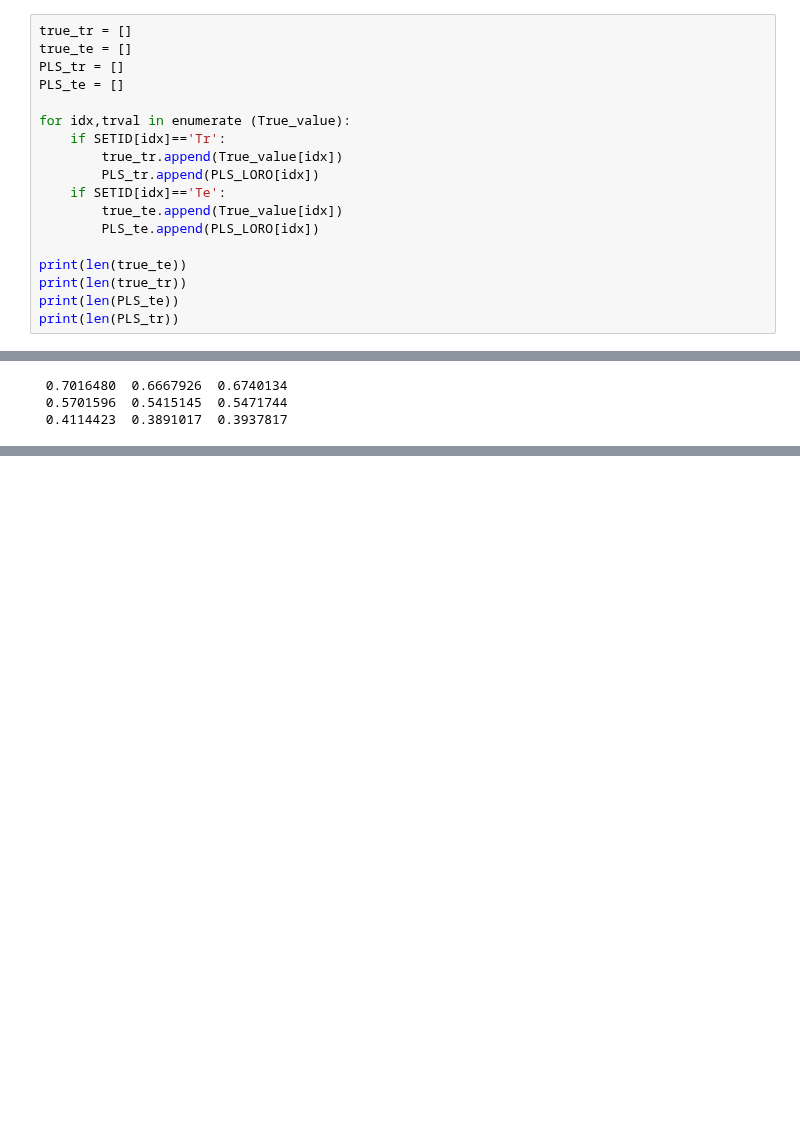
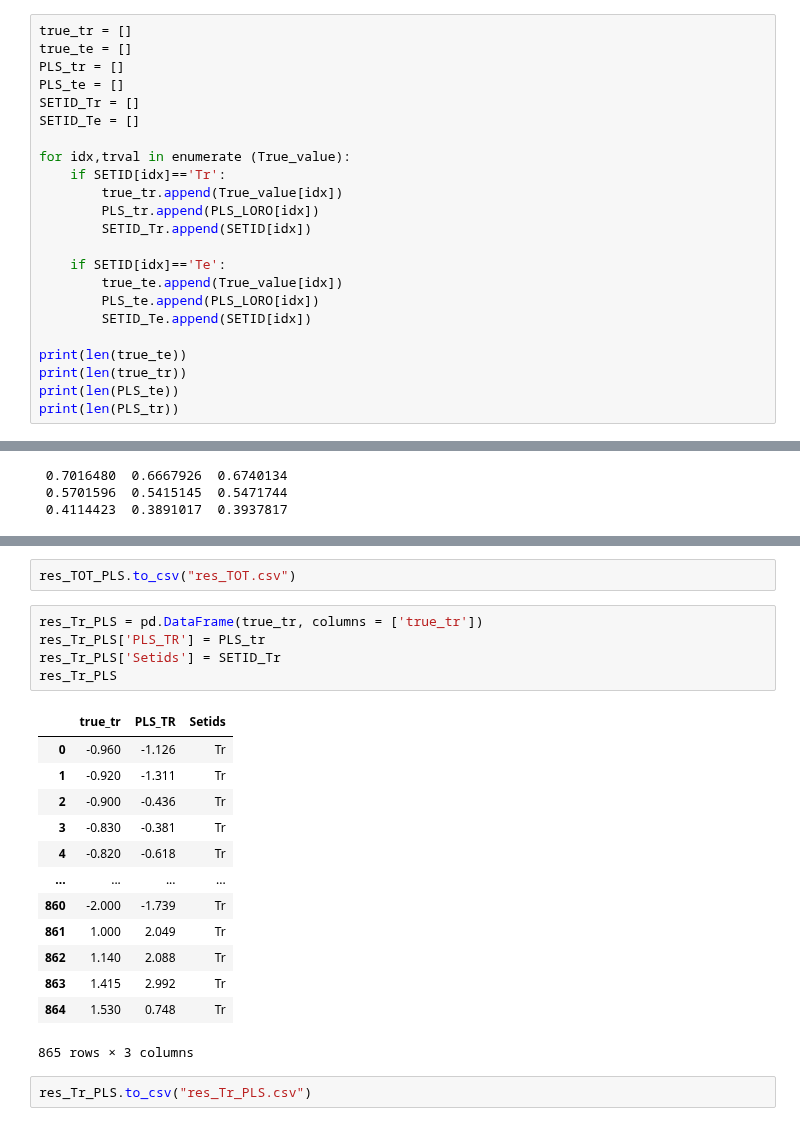
Before and after one commit to lstorchi/mllogdp, a Jupyter notebook: ERRORI_LORO_MODELLI.ipynb, the cells around one changed output, grey strips where cells are left out. Saved outputs shown, nothing was run; the diff lists cells and outputs as text; blank space fills up the shorter version.

```diff
--- a/ERRORI_LORO_MODELLI.ipynb
+++ b/ERRORI_LORO_MODELLI.ipynb
@@ -86,14 +107,19 @@ true_tr = []
 true_te = []
 PLS_tr = []
 PLS_te = []
+SETID_Tr = []
+SETID_Te = []
 
 for idx,trval in enumerate (True_value):
     if SETID[idx]=='Tr':
         true_tr.append(True_value[idx])
         PLS_tr.append(PLS_LORO[idx])
+        SETID_Tr.append(SETID[idx])
+
     if SETID[idx]=='Te':
         true_te.append(True_value[idx])
         PLS_te.append(PLS_LORO[idx])
+        SETID_Te.append(SETID[idx])
 
 print(len(true_te))
 print(len(true_tr))
@@ -213,0 +259,23 @@ print("%10.7f %10.7f %10.7f"%(stdev_abs_PLS_te, stdev_abs_PLS_tr, stdev_abs_PLS_
+# %%
+res_TOT_PLS.to_csv("res_TOT.csv")
+# %%
+res_Tr_PLS = pd.DataFrame(true_tr, columns = ['true_tr'])
+res_Tr_PLS['PLS_TR'] = PLS_tr
+res_Tr_PLS['Setids'] = SETID_Tr
+res_Tr_PLS
+# %% [output]
+|  | true_tr | PLS_TR | Setids |
+| 0 | -0.960 | -1.126 | Tr |
+| 1 | -0.920 | -1.311 | Tr |
+| 2 | -0.900 | -0.436 | Tr |
+| 3 | -0.830 | -0.381 | Tr |
+| 4 | -0.820 | -0.618 | Tr |
+| ... | ... | ... | ... |
+| 860 | -2.000 | -1.739 | Tr |
+| 861 | 1.000 | 2.049 | Tr |
+| 862 | 1.140 | 2.088 | Tr |
+| 863 | 1.415 | 2.992 | Tr |
+| 864 | 1.530 | 0.748 | Tr |
+865 rows × 3 columns
+# %%
+res_Tr_PLS.to_csv("res_Tr_PLS.csv")
```
Also changed, not shown: parts of 6 cells of this notebook, 1 other file.
